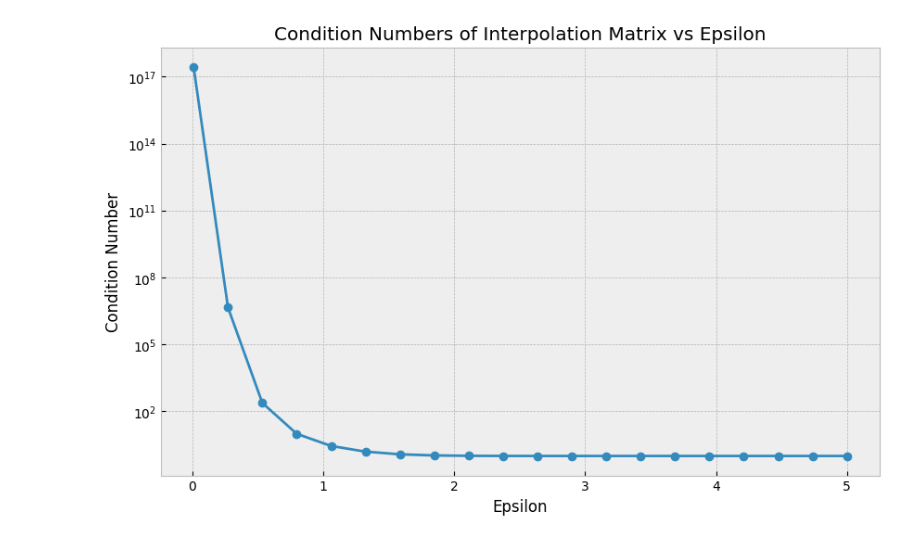
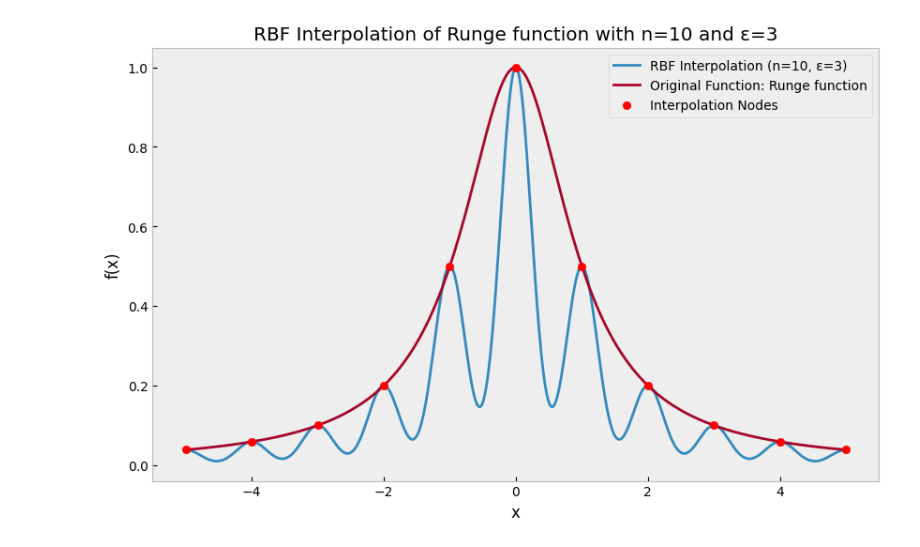
Before and after one commit to Akaada/TMA4215_NumericalMathematics_project1, a Jupyter notebook: taskd.ipynb, the cells around one changed output. Saved outputs shown, nothing was run; the diff lists cells and outputs as text; code cells hidden in the pictures.

Commit message:
gjort 1d nå, men skjønner ikke hvorfor jeg får resultatene jeg får. Condition number stemmer jo ikke

```diff
--- a/taskd.ipynb
+++ b/taskd.ipynb
@@ -27,30 +5,4 @@ for epsilon in np.linspace(0.01, 5, 10):
-# %%
-def plot_rbf_interpolation_condition_numbers(start, end, function='runge_function', num_points=10, epsilon_values=np.linspace(0.01, 5, 40)):
-    """
-    Plot the condition numbers of the interpolation matrix for different values of epsilon.
-
-    Parameters:
-    start (float): The starting point of the interval.
-    end (float): The ending point of the interval.
-    num_points (int): The number of interpolation points.
-    epsilon_values (array-like): An array of epsilon values to evaluate.
-    """
-    condition_numbers = []
-
-    for epsilon in epsilon_values:
-        rbf = RBF(start, end, function=function, num_points=num_points, epsilon=epsilon)
-        condition_numbers.append(rbf.conditional_number())
-
-    plt.figure(figsize=(10, 6))
-    plt.plot(epsilon_values, condition_numbers, marker='o')
-    plt.title('Condition Numbers of Interpolation Matrix vs Epsilon')
-    plt.xlabel('Epsilon')
-    plt.ylabel('Condition Number')
-    plt.yscale('log')
-
-    plt.grid(True)
-    plt.show()
-
-plot_rbf_interpolation_condition_numbers(-5, 5, function='runge_function', num_points=10, epsilon_values=np.linspace(0.01, 5, 20))
-# %% [output]
-[figure, removed]
+# %%
+plot_RBF_interpolator(runge_torch,-5,5,3,10)
+# %% [output]
+[figure, added]
```
Also changed, not shown: parts of 8 cells of this notebook, 2 other files.
